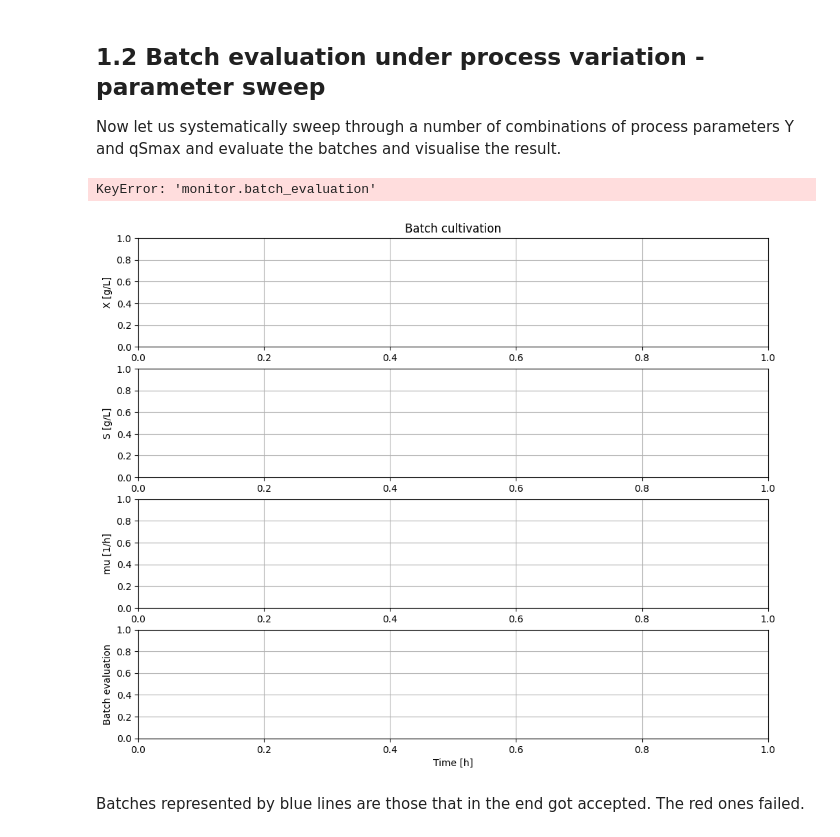
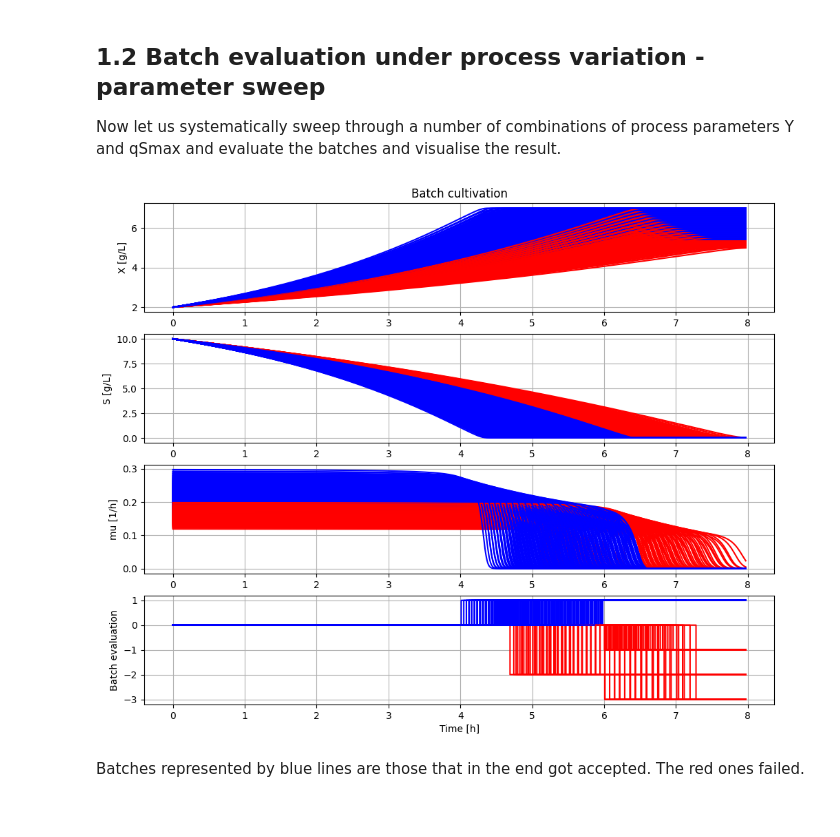
Before and after one commit to janpeter19/BPL_TEST2_Batch_design_space, a Jupyter notebook: BPL_TEST2_Batch_design_space_oms_colab.ipynb, the cells around one changed output. Saved outputs shown, nothing was run; the diff lists cells and outputs as text; code cells hidden in the pictures.

```diff
--- a/BPL_TEST2_Batch_design_space_oms_colab.ipynb
+++ b/BPL_TEST2_Batch_design_space_oms_colab.ipynb
@@ -199,36 +194,35 @@ init(VX_start=2, VS_start=10)
 for j in range(nY):
     for k in range(nqSmax):
         par(Y=Y_range[j])
         par(qSmax=qSmax_range[k])
         simu(8)
         sim_res = Application.sim_res
         t = Application.t
 
         # Store final results
         data[j,k,0] = Y_range[j]
         data[j,k,1] = qSmax_range[k]
         data[j,k,2] = sim_res['BatchNoNoise.monitor.time_final'][-1]
         data[j,k,3] = sim_res['BatchNoNoise.monitor.X_final'][-1]
         data[j,k,4] = sim_res['BatchNoNoise.monitor.batch_evaluation'][-1]
 
         # Plot simulation results
-        if sim_res['monitor.batch_evaluation'][-1] > 0:
+        if sim_res['BatchNoNoise.monitor.batch_evaluation'][-1] > 0:
             ax[0].plot(t, sim_res['BatchNoNoise.bioreactor.c[1]'],'b-')
             ax[1].plot(t, sim_res['BatchNoNoise.bioreactor.c[2]'],'b-')
             #ax[1].plot([0, simulationTime], [model_get('BatchNoNoise.monitor.S_min'), model_get('BatchNoNoise.monitor.S_min')],'g--')
             ax[2].plot(t, sim_res['BatchNoNoise.bioreactor.culture.q[1]'],'b-')
             ax[3].step(t, sim_res['BatchNoNoise.monitor.batch_evaluation'],where='post',color='b',linestyle='-')
         else:
             ax[0].plot(t, sim_res['BatchNoNoise.bioreactor.c[1]'],'r-')
             ax[1].plot(t, sim_res['BatchNoNoise.bioreactor.c[2]'],'r-')
             #ax[1].plot([0, simulationTime], [model_get('monitor.S_min'), model_get('monitor.S_min')],'g--')
             ax[2].plot(t, sim_res['BatchNoNoise.bioreactor.culture.q[1]'],'r-')
             ax[3].step(t, sim_res['BatchNoNoise.monitor.batch_evaluation'],where='post',color='r',linestyle='-')
 
 plt.show()
 # %% [output]
-KeyError: 'monitor.batch_evaluation'
-[figure, old version]
+[figure, new version]
 # %% [markdown]
 Batches represented by blue lines are those that in the end got accepted. The red ones failed.
 # %%
```
Also changed, not shown: parts of 7 cells of this notebook.
